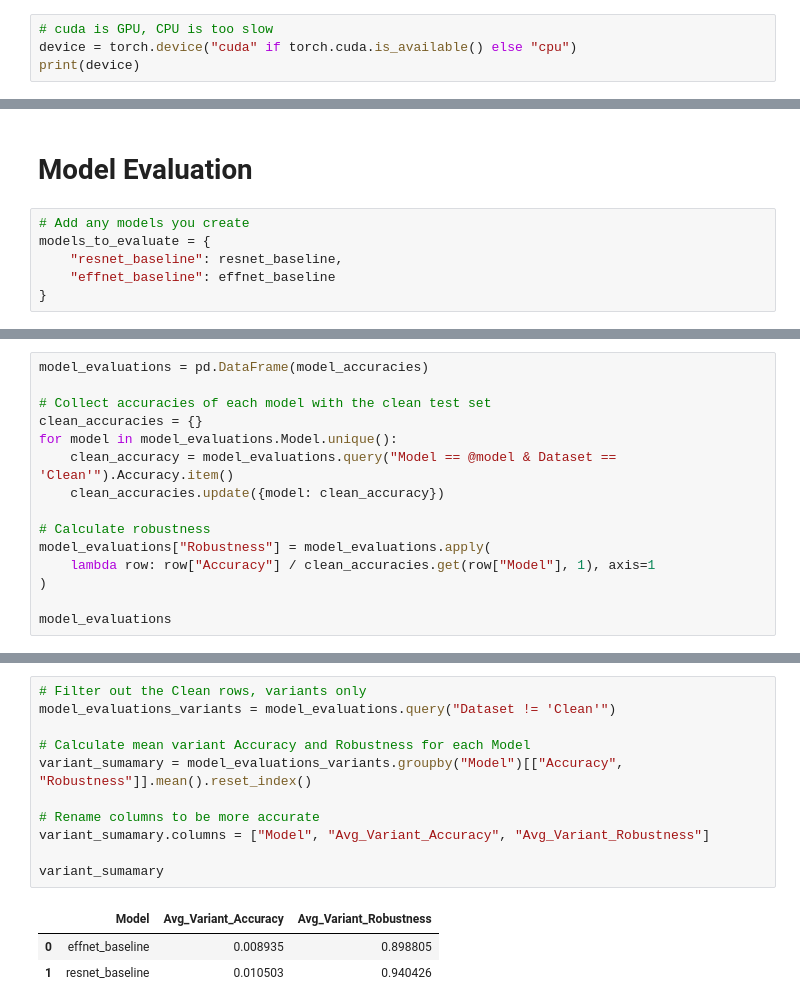
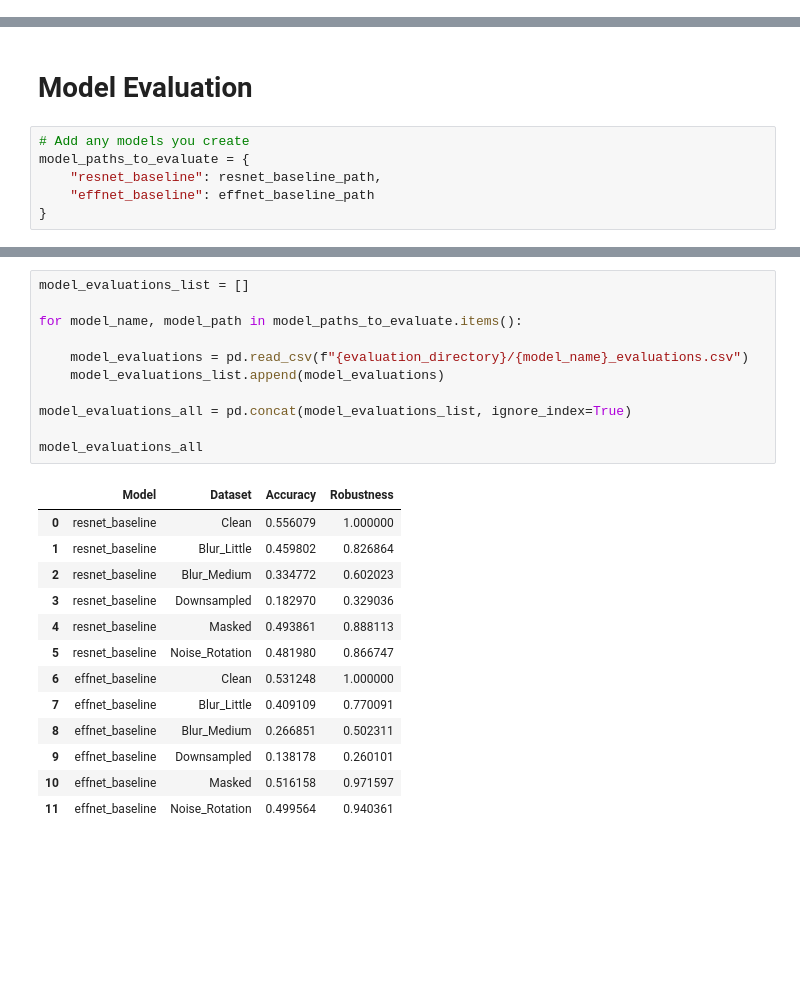
Before and after one commit to jgbreault/MealReveal, a Jupyter notebook: analysis.ipynb, the cells around one changed output, grey strips where cells are left out. Cells and saved outputs as stored; diff of their text form; blank space fills up the shorter version.

Commit message:
adding saving for models and evaluation

```diff
--- a/analysis.ipynb
+++ b/analysis.ipynb
@@ -255,4 +257,0 @@ effnet_baseline.classifier[1].bias.requires_grad = True
-# %%
-# cuda is GPU, CPU is too slow
-device = torch.device("cuda" if torch.cuda.is_available() else "cpu")
-print(device)
@@ -334,9 +308,9 @@ Epoch 5/5:
 # Model Evaluation
 # %%
 # Add any models you create
-models_to_evaluate = {
-    "resnet_baseline": resnet_baseline,
-    "effnet_baseline": effnet_baseline
+model_paths_to_evaluate = {
+    "resnet_baseline": resnet_baseline_path,
+    "effnet_baseline": effnet_baseline_path
 }
 # %%
 import pandas as pd
@@ -395,15 +418,0 @@ for model_name, model in models_to_evaluate.items():
-# %%
-model_evaluations = pd.DataFrame(model_accuracies)
-
-# Collect accuracies of each model with the clean test set
-clean_accuracies = {}
-for model in model_evaluations.Model.unique():
-    clean_accuracy = model_evaluations.query("Model == @model & Dataset == 'Clean'").Accuracy.item()
-    clean_accuracies.update({model: clean_accuracy})
-
-# Calculate robustness
-model_evaluations["Robustness"] = model_evaluations.apply(
-    lambda row: row["Accuracy"] / clean_accuracies.get(row["Model"], 1), axis=1
-)
-
-model_evaluations
@@ -424,15 +419,25 @@ model_evaluations
 # %%
-# Filter out the Clean rows, variants only
-model_evaluations_variants = model_evaluations.query("Dataset != 'Clean'")
+model_evaluations_list = []
 
-# Calculate mean variant Accuracy and Robustness for each Model
-variant_sumamary = model_evaluations_variants.groupby("Model")[["Accuracy", "Robustness"]].mean().reset_index()
+for model_name, model_path in model_paths_to_evaluate.items():
 
-# Rename columns to be more accurate
-variant_sumamary.columns = ["Model", "Avg_Variant_Accuracy", "Avg_Variant_Robustness"]
+    model_evaluations = pd.read_csv(f"{evaluation_directory}/{model_name}_evaluations.csv")
+    model_evaluations_list.append(model_evaluations)
 
-variant_sumamary
+model_evaluations_all = pd.concat(model_evaluations_list, ignore_index=True)
+
+model_evaluations_all
 # %% [output]
-|  | Model | Avg_Variant_Accuracy | Avg_Variant_Robustness |
-| 0 | effnet_baseline | 0.008935 | 0.898805 |
-| 1 | resnet_baseline | 0.010503 | 0.940426 |
+|  | Model | Dataset | Accuracy | Robustness |
+| 0 | resnet_baseline | Clean | 0.556079 | 1.000000 |
+| 1 | resnet_baseline | Blur_Little | 0.459802 | 0.826864 |
+| 2 | resnet_baseline | Blur_Medium | 0.334772 | 0.602023 |
+| 3 | resnet_baseline | Downsampled | 0.182970 | 0.329036 |
+| 4 | resnet_baseline | Masked | 0.493861 | 0.888113 |
+| 5 | resnet_baseline | Noise_Rotation | 0.481980 | 0.866747 |
+| 6 | effnet_baseline | Clean | 0.531248 | 1.000000 |
+| 7 | effnet_baseline | Blur_Little | 0.409109 | 0.770091 |
+| 8 | effnet_baseline | Blur_Medium | 0.266851 | 0.502311 |
+| 9 | effnet_baseline | Downsampled | 0.138178 | 0.260101 |
+| 10 | effnet_baseline | Masked | 0.516158 | 0.971597 |
+| 11 | effnet_baseline | Noise_Rotation | 0.499564 | 0.940361 |
```
Also changed, not shown: parts of 12 cells of this notebook, 6 other files.
